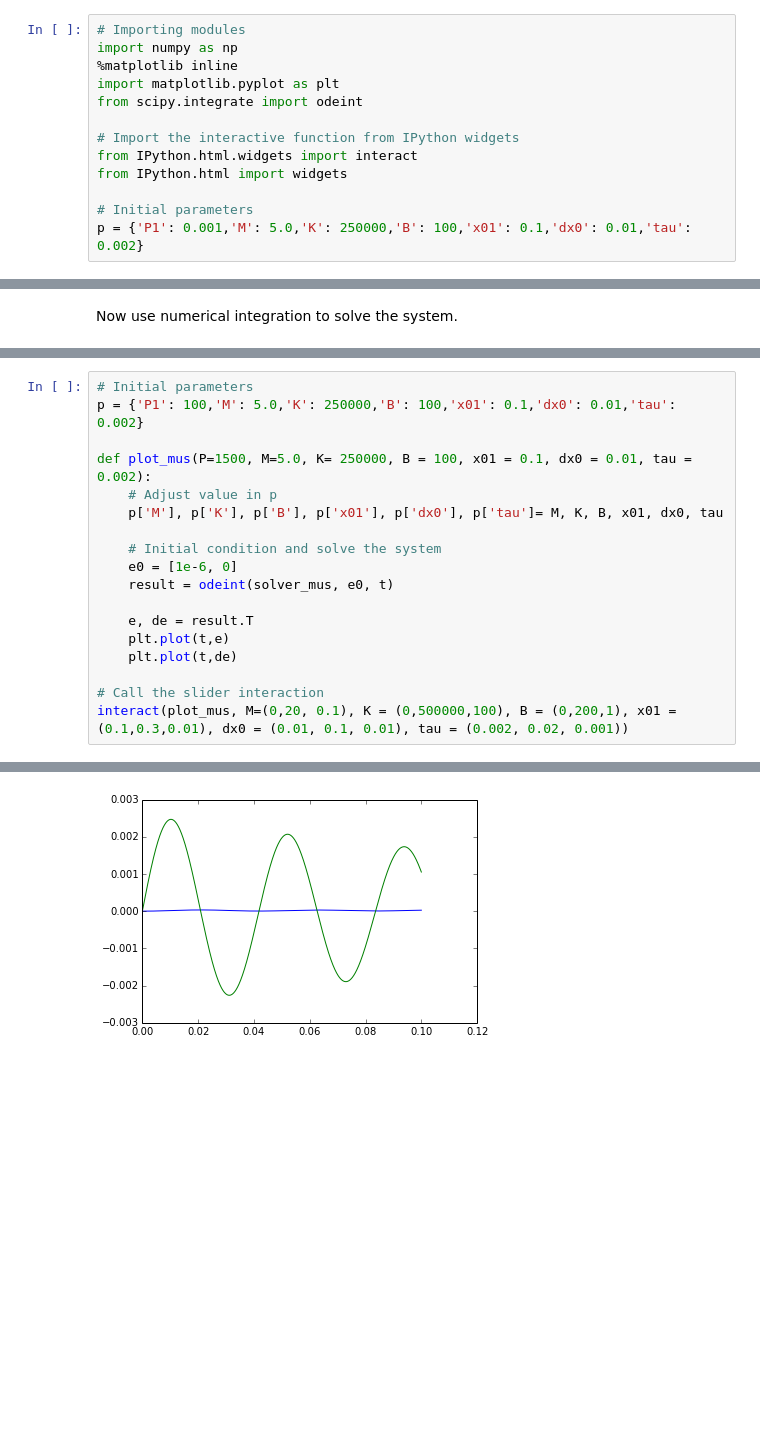
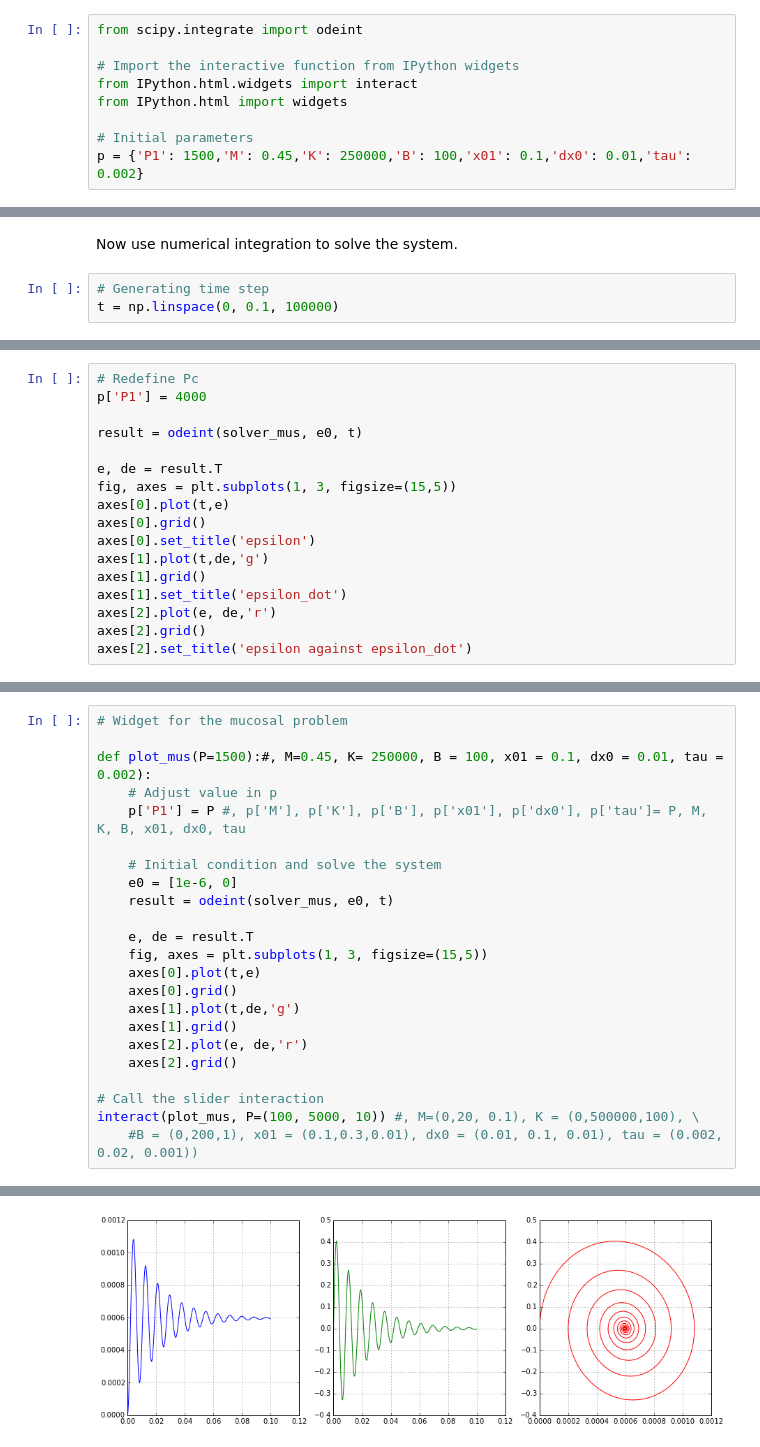
Before and after one commit to quang-ha/notebooks-3G2, a Jupyter notebook: notebooks/3G2_Lab.ipynb, the cells around one changed output, grey strips where cells are left out. Drawn from its saved outputs; the diff is of its cells as text; blank space fills up the shorter version.

```diff
--- a/notebooks/3G2_Lab.ipynb
+++ b/notebooks/3G2_Lab.ipynb
@@ -3,8 +173,4 @@
 # %%
-# Importing modules
-import numpy as np
-%matplotlib inline
-import matplotlib.pyplot as plt
 from scipy.integrate import odeint
 
 # Import the interactive function from IPython widgets
@@ -12,4 +178,4 @@ from IPython.html.widgets import interact
 from IPython.html import widgets
 
 # Initial parameters
-p = {'P1': 0.001,'M': 5.0,'K': 250000,'B': 100,'x01': 0.1,'dx0': 0.01,'tau': 0.002}
+p = {'P1': 1500,'M': 0.45,'K': 250000,'B': 100,'x01': 0.1,'dx0': 0.01,'tau': 0.002}
@@ -44,3 +185,6 @@ def solver_oscil(x, t):
     return [x[1], (-p['K']*x[0]-p['B']*x[1])/p['M']]
 # %% [markdown]
 Now use numerical integration to solve the system.
+# %%
+# Generating time step
+t = np.linspace(0, 0.1, 100000)
@@ -46,0 +264,17 @@ Now use numerical integration to solve the system.
+# %%
+# Redefine Pc
+p['P1'] = 4000
+
+result = odeint(solver_mus, e0, t)
+
+e, de = result.T
+fig, axes = plt.subplots(1, 3, figsize=(15,5))
+axes[0].plot(t,e)
+axes[0].grid()
+axes[0].set_title('epsilon')
+axes[1].plot(t,de,'g')
+axes[1].grid()
+axes[1].set_title('epsilon_dot')
+axes[2].plot(e, de,'r')
+axes[2].grid()
+axes[2].set_title('epsilon against epsilon_dot')
@@ -95,19 +344,24 @@ def solver_mus(e, t):
 # %%
-# Initial parameters
-p = {'P1': 100,'M': 5.0,'K': 250000,'B': 100,'x01': 0.1,'dx0': 0.01,'tau': 0.002}
+# Widget for the mucosal problem
 
-def plot_mus(P=1500, M=5.0, K= 250000, B = 100, x01 = 0.1, dx0 = 0.01, tau = 0.002):
+def plot_mus(P=1500):#, M=0.45, K= 250000, B = 100, x01 = 0.1, dx0 = 0.01, tau = 0.002):
     # Adjust value in p
-    p['M'], p['K'], p['B'], p['x01'], p['dx0'], p['tau']= M, K, B, x01, dx0, tau
+    p['P1'] = P #, p['M'], p['K'], p['B'], p['x01'], p['dx0'], p['tau']= P, M, K, B, x01, dx0, tau
 
     # Initial condition and solve the system
     e0 = [1e-6, 0]
     result = odeint(solver_mus, e0, t)
 
     e, de = result.T
-    plt.plot(t,e)
-    plt.plot(t,de)
+    fig, axes = plt.subplots(1, 3, figsize=(15,5))
+    axes[0].plot(t,e)
+    axes[0].grid()
+    axes[1].plot(t,de,'g')
+    axes[1].grid()
+    axes[2].plot(e, de,'r')
+    axes[2].grid()
 
 # Call the slider interaction
-interact(plot_mus, M=(0,20, 0.1), K = (0,500000,100), B = (0,200,1), x01 = (0.1,0.3,0.01), dx0 = (0.01, 0.1, 0.01), tau = (0.002, 0.02, 0.001))
+interact(plot_mus, P=(100, 5000, 10)) #, M=(0,20, 0.1), K = (0,500000,100), \
+    #B = (0,200,1), x01 = (0.1,0.3,0.01), dx0 = (0.01, 0.1, 0.01), tau = (0.002, 0.02, 0.001))
 # %% [output]
@@ -114 +369 @@ interact(plot_mus, M=(0,20, 0.1), K = (0,500000,100), B = (0,200,1), x01 = (0.1,
-[figure, old version]
+[figure, new version]
```
Also changed, not shown: parts of 43 cells of this notebook, 3 other files.
